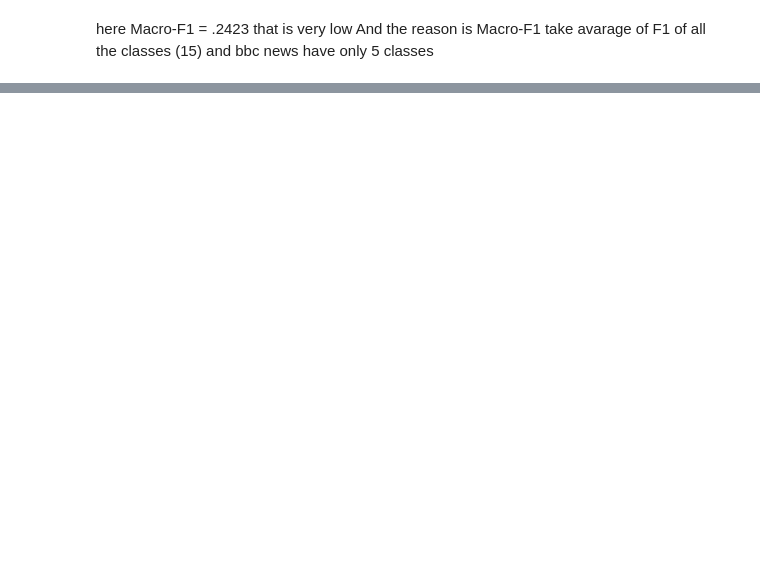
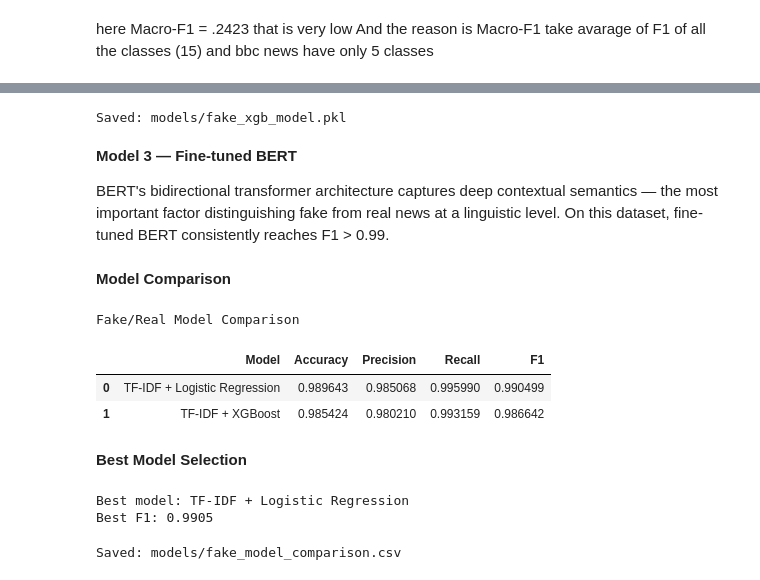
Before and after one commit to NsElgezawy/AI-News-Intelligence-System-for-Classification-Fake-News-Detection-and-Summarization, a Jupyter notebook: AI_News_Intelligence.ipynb, the cells around one changed output, grey strips where cells are left out. Saved outputs shown, nothing was run; the diff lists cells and outputs as text; code cells hidden in the pictures; blank space fills up the shorter version.

Commit message:
model training for fake-real data

```diff
--- a/AI_News_Intelligence.ipynb
+++ b/AI_News_Intelligence.ipynb
@@ -806,0 +849,17 @@ BBC Weighted-F1: 0.7935
+# %%
+# ─── Evaluation helper ────────────────────────────────────
+fake_results = []
+
+def evaluate_fake_model(name, y_true, y_pred):
+    scores = {
+        'Model': name,
+        'Accuracy': accuracy_score(y_true, y_pred),
+        'Precision': precision_score(y_true, y_pred),
+        'Recall': recall_score(y_true, y_pred),
+        'F1': f1_score(y_true, y_pred)
+    }
+
+    fake_results.append(scores)
+
+    print(f'\n{name}')
+    print(classification_report(y_true, y_pred))
@@ -806,0 +962,45 @@ BBC Weighted-F1: 0.7935
+# %%
+joblib.dump(xgb_fake_pipe, 'models/fake_xgb_model.pkl')
+print('Saved: models/fake_xgb_model.pkl')
+# %% [output]
+Saved: models/fake_xgb_model.pkl
+# %% [markdown]
+**Model 3 — Fine-tuned BERT**
+
+BERT's bidirectional transformer architecture captures deep contextual semantics — the most important factor distinguishing fake from real news at a linguistic level. On this dataset, fine-tuned BERT consistently reaches F1 > 0.99.
+# %% [markdown]
+**Model Comparison**
+# %%
+results_df = pd.DataFrame(fake_results)
+results_df = results_df.sort_values(
+    by="F1",
+    ascending=False
+)
+
+print('\nFake/Real Model Comparison')
+display(results_df)
+# %% [output]
+Fake/Real Model Comparison
+|  | Model | Accuracy | Precision | Recall | F1 |
+| 0 | TF-IDF + Logistic Regression | 0.989643 | 0.985068 | 0.995990 | 0.990499 |
+| 1 | TF-IDF + XGBoost | 0.985424 | 0.980210 | 0.993159 | 0.986642 |
+# %% [markdown]
+**Best Model Selection**
+# %%
+best_model_name = results_df.iloc[0]["Model"]
+best_model_f1 = results_df.iloc[0]["F1"]
+
+print(f"Best model: {best_model_name}")
+print(f"Best F1: {best_model_f1:.4f}")
+# %% [output]
+Best model: TF-IDF + Logistic Regression
+Best F1: 0.9905
+# %%
+results_df.to_csv(
+    "models/fake_model_comparison.csv",
+    index=False
+)
+
+print("Saved: models/fake_model_comparison.csv")
+# %% [output]
+Saved: models/fake_model_comparison.csv
```
Also changed, not shown: parts of 16 cells of this notebook.
